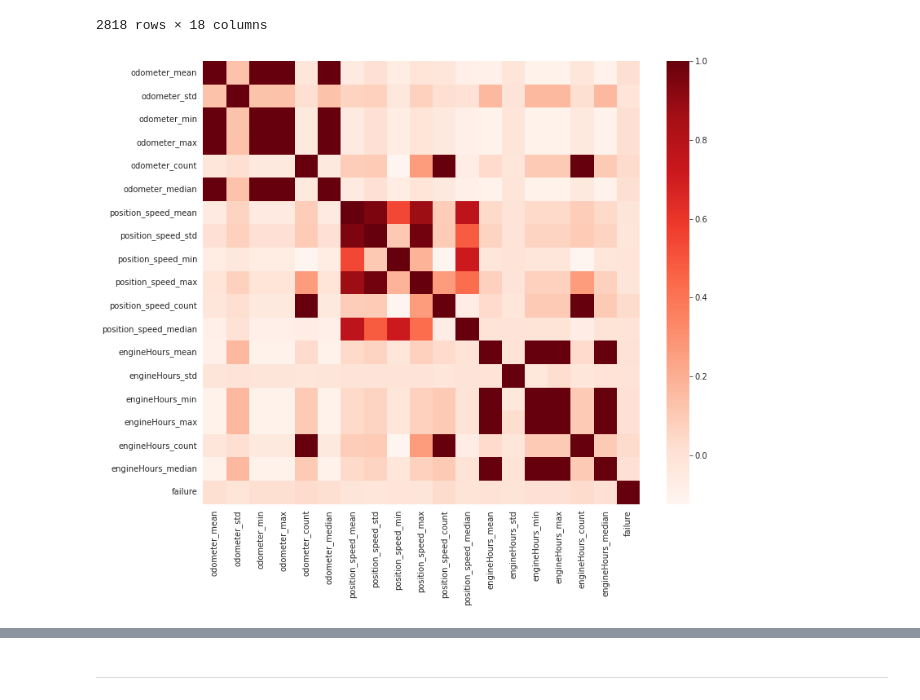
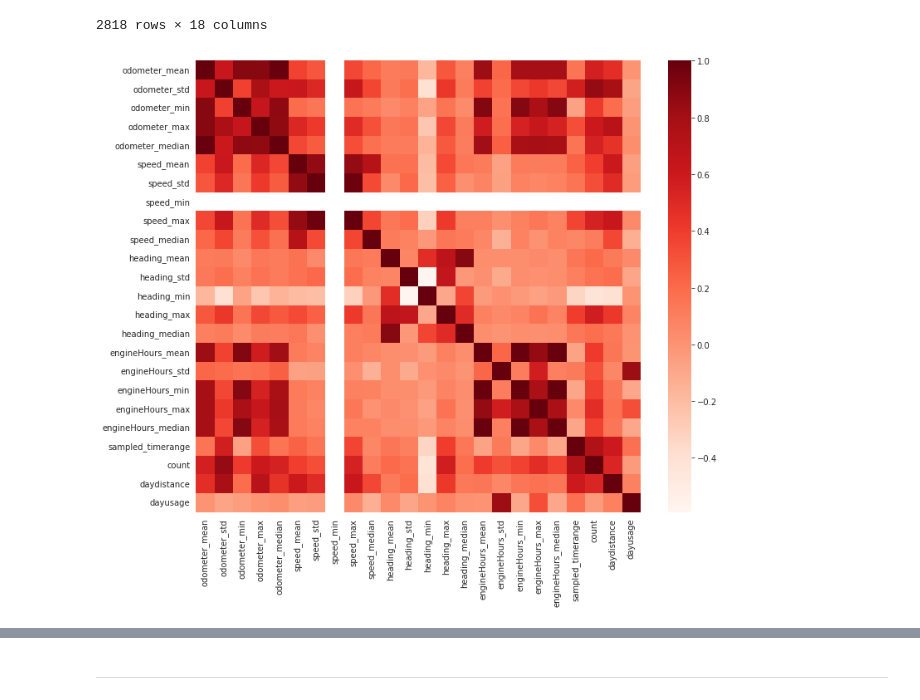
Before and after one commit to antonioalbanese/ai4trucks, a Jupyter notebook: Notebooks/Predictive_model.ipynb, the cells around one changed output, grey strips where cells are left out. Cells and saved outputs as stored; diff of their text form; code cells hidden in the pictures.

```diff
--- a/Notebooks/Predictive_model.ipynb
+++ b/Notebooks/Predictive_model.ipynb
@@ -219,13 +184,12 @@ dataset.set_index(["plate", "date"]).drop(["any_failure", "attended_failure", "R
 |  | 104 | 38040.222222 | 48.958599 | 37965.0 | 38082.0 | 9 | 38057.0 | ... |
 |  | 105 | 38151.400000 | 42.506470 | 38122.0 | 38223.0 | 5 | 38128.0 | ... |
 2818 rows × 18 columns
+# %%
+ds = data
 # %%
 plt.figure(figsize=(12,10))
-
-failures = data_mov.index.isin(df_fatture.set_index(["Targa", "Data"]).index.unique())
-corr = data_mov.assign(failure=failures).corr()
-
+corr = ds.corr()
 sns.heatmap(corr, cmap=plt.cm.Reds)
 plt.show()
 # %% [output]
-[figure, old version]
+[figure, new version]
```
Also changed, not shown: parts of 26 cells of this notebook, 4 other files.
